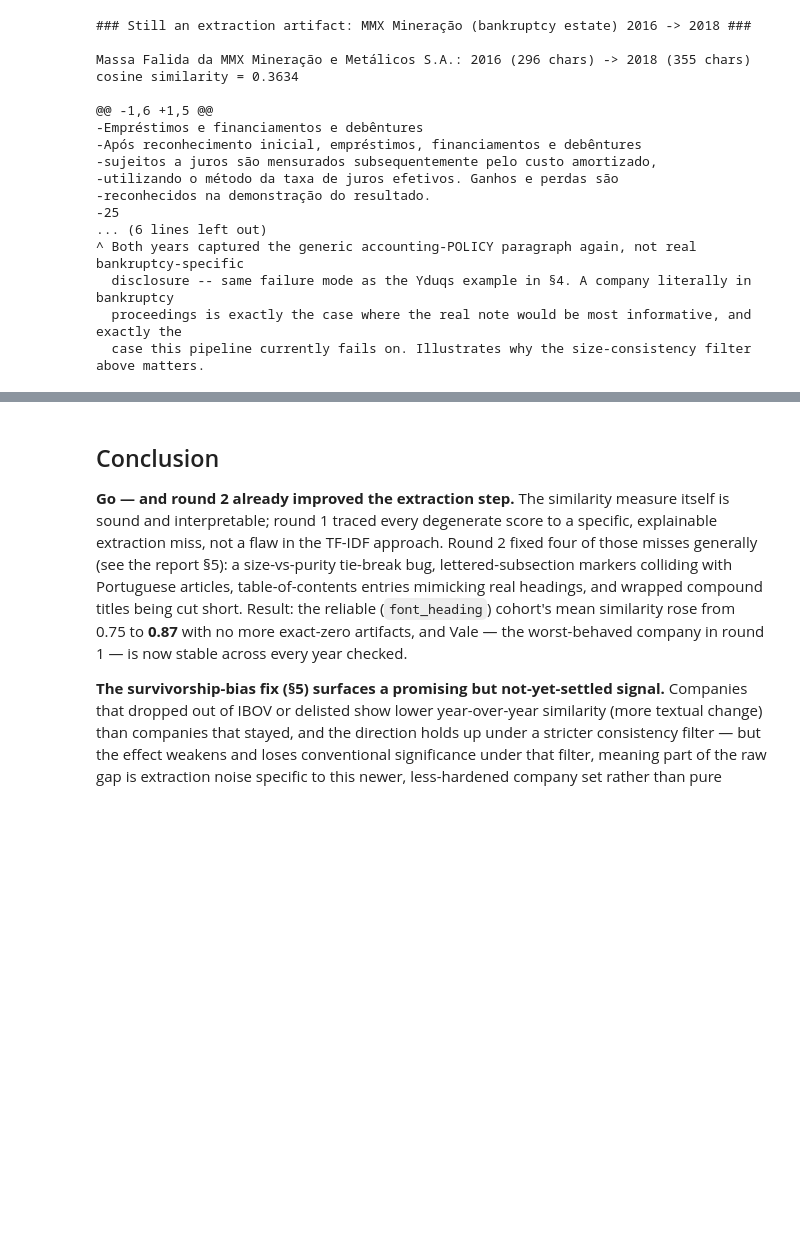
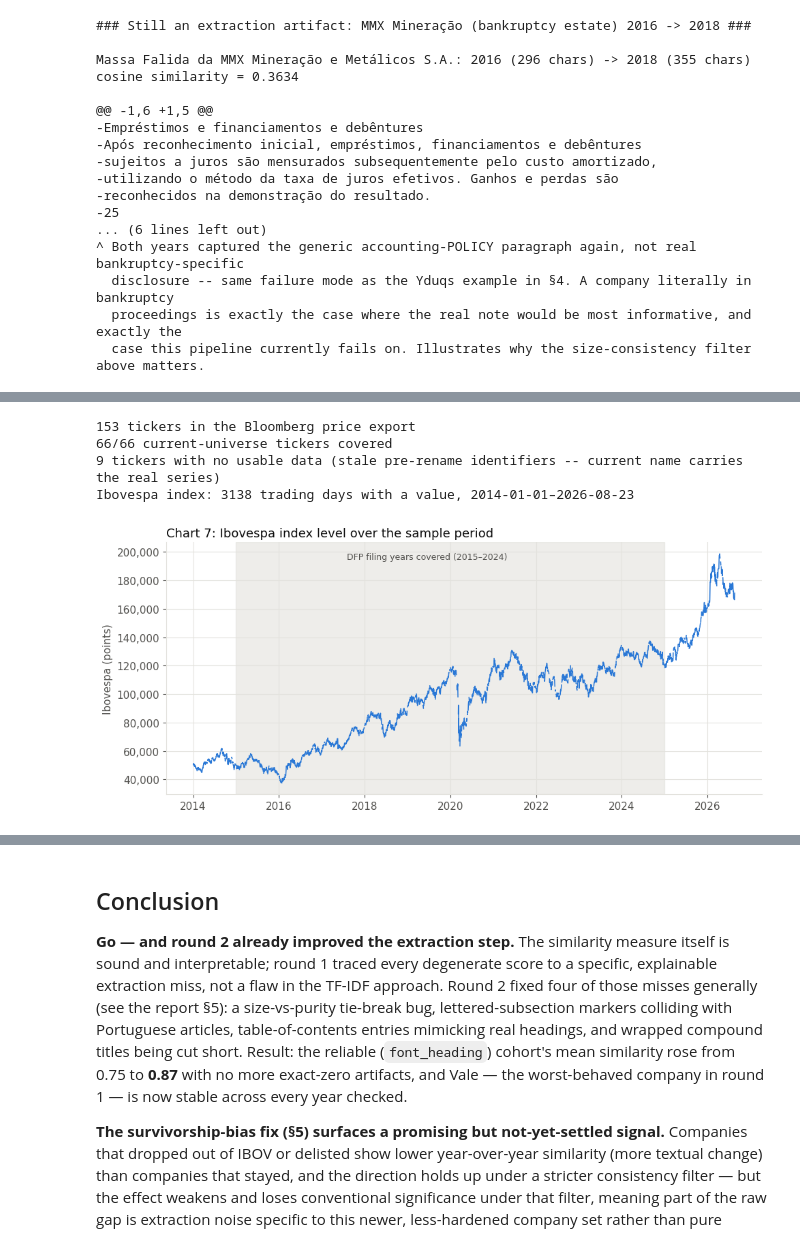
Before and after one commit to Lukijon/Thesis, a Jupyter notebook: notebooks/poc_overview.ipynb, the cells around one changed output, grey strips where cells are left out. Drawn from its saved outputs; the diff is of its cells as text; code cells hidden in the pictures; blank space fills up the shorter version.

```diff
--- a/notebooks/poc_overview.ipynb
+++ b/notebooks/poc_overview.ipynb
@@ -414,0 +422,49 @@ cosine similarity = 0.3634
+# %%
+MARKET = ROOT / "data" / "raw" / "market" / "prices"
+
+prices = pd.read_csv(MARKET / "stock_prices_bloomberg.csv", skiprows=[1])
+prices = prices.rename(columns={"Unnamed: 0": "date"})
+prices["date"] = pd.to_datetime(prices["date"], format="%m/%d/%Y")
+price_cols = [c for c in prices.columns if c != "date"]
+prices[price_cols] = prices[price_cols].apply(pd.to_numeric, errors="coerce")
+
+ibov = pd.read_csv(MARKET / "ibov_index_bloomberg.csv", skiprows=[1])
+ibov = ibov.rename(columns={"Unnamed: 0": "date", "IBOV Index": "ibov"})
+ibov["date"] = pd.to_datetime(ibov["date"], format="%m/%d/%Y")
+ibov["ibov"] = pd.to_numeric(ibov["ibov"], errors="coerce")
+
+# First date each ticker has a real (non-NaN) price -- NaT means the whole
+# column is empty (the stale pre-rename tickers described above).
+first_valid = pd.Series(
+    {c: (prices.loc[prices[c].first_valid_index(), "date"] if prices[c].first_valid_index() is not None else pd.NaT)
+     for c in price_cols}
+)
+
+current_tickers = set(universe["COD"])
+n_current_covered = sum(1 for c in price_cols if c.replace(" BS Equity", "") in current_tickers)
+
+print(f"{len(price_cols)} tickers in the Bloomberg price export")
+print(f"{n_current_covered}/{universe['CD_CVM'].nunique()} current-universe tickers covered")
+print(f"{first_valid.isna().sum()} tickers with no usable data (stale pre-rename identifiers -- current name carries the real series)")
+print(f"Ibovespa index: {ibov['ibov'].notna().sum()} trading days with a value, {ibov['date'].min().date()}–{ibov['date'].max().date()}")
+# %% [output]
+153 tickers in the Bloomberg price export
+66/66 current-universe tickers covered
+9 tickers with no usable data (stale pre-rename identifiers -- current name carries the real series)
+Ibovespa index: 3138 trading days with a value, 2014-01-01–2026-08-23
+# %%
+# Single series, single hue -- the DFP filing-year window (2015-2024) is
+# shaded for context since that's what every note-similarity number above is
+# anchored to.
+fig, ax = plt.subplots(figsize=(10, 4.5))
+ax.plot(ibov["date"], ibov["ibov"], color=BLUE, linewidth=1.1)
+ax.axvspan(pd.Timestamp("2015-01-01"), pd.Timestamp("2024-12-31"), color=GRID, alpha=0.6, zorder=0)
+ax.text(pd.Timestamp("2019-06-15"), 0.96, "DFP filing years covered (2015–2024)",
+        transform=ax.get_xaxis_transform(), ha="center", va="top", fontsize=9, color=TEXT_SECONDARY)
+ax.set_ylabel("Ibovespa (points)")
+ax.set_title("Chart 7: Ibovespa index level over the sample period", loc="left", fontsize=13, color=TEXT_PRIMARY)
+ax.yaxis.set_major_formatter(mticker.FuncFormatter(lambda v, _: f"{v:,.0f}"))
+fig.tight_layout()
+plt.show()
+# %% [output]
+[figure, added]
```
Also changed, not shown: parts of 4 cells of this notebook, 3 other files.
